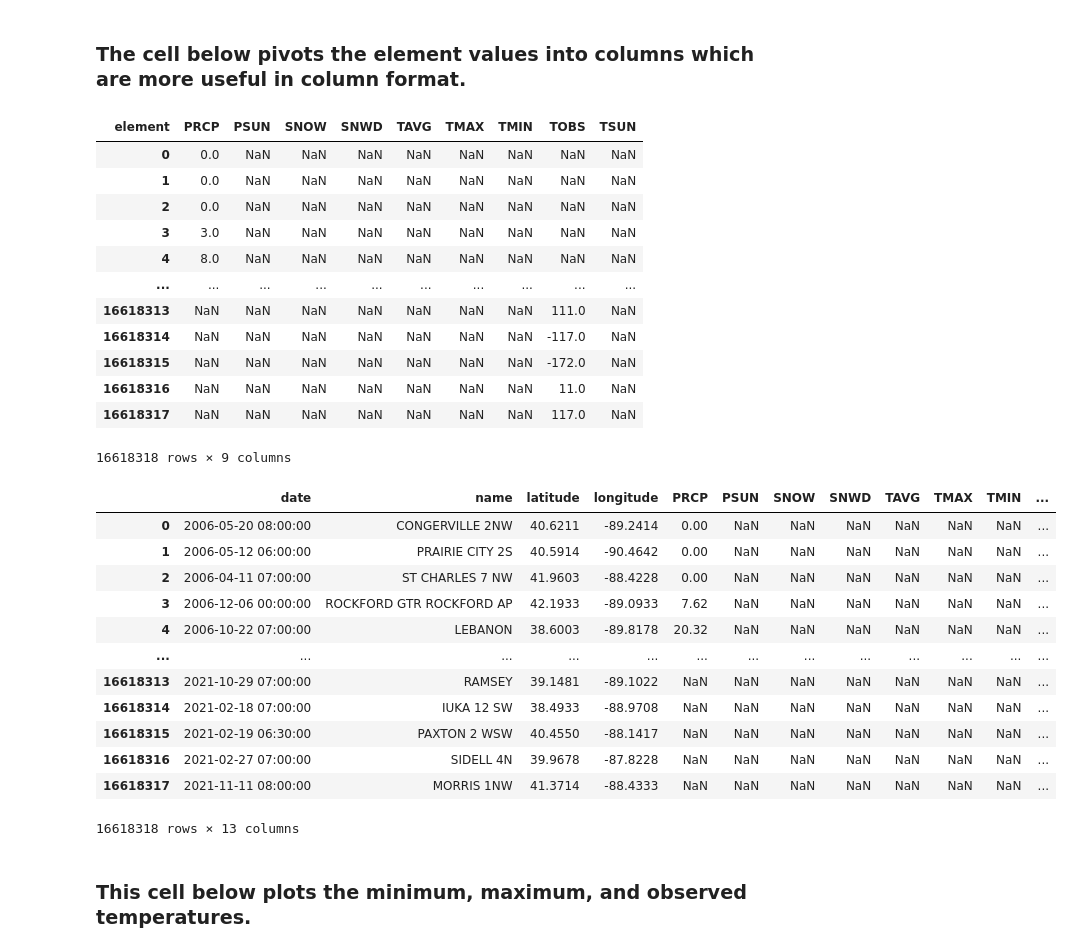
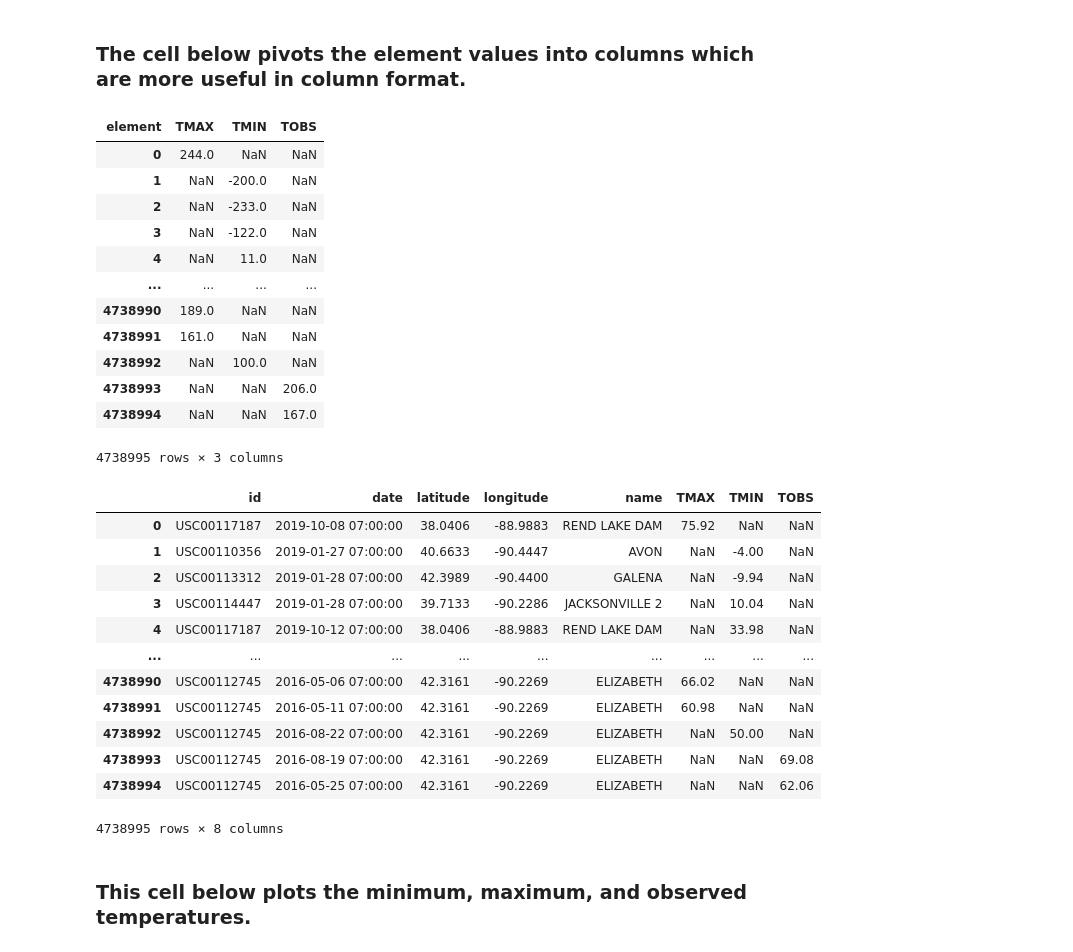
Before and after one commit to hfactor13/IllinoisWeather, a Jupyter notebook: weather_analysis.ipynb, the cells around one changed output. Saved outputs shown, nothing was run; the diff lists cells and outputs as text; code cells hidden in the pictures.

```diff
--- a/weather_analysis.ipynb
+++ b/weather_analysis.ipynb
@@ -50,2 +59,4 @@ array([1, 2, 3, 4])
+# %%
+raw_weather_data["time"].fillna("0000", inplace = True) # replace all nan values with "0000"
 # %% [markdown]
 ### The function below fixes the length of the time values which are in string form so that they have a fixed length of 4 characters.
@@ -62,10 +68,9 @@ def fix_char_length(val):
 # %%
-raw_weather["time"] = raw_weather["time"].apply(fix_char_length) # fixes the character lengths so that they are at least 4 characters long
-raw_weather["time"] = raw_weather["time"].apply(lambda x: f"{x[:-2]}:{x[-2:]}:00") # added columns and a seconds placeholder for parsing
-raw_weather["time"] = pd.to_timedelta(raw_weather["time"]) # converts string format to datetime format
+raw_weather_data["time"] = raw_weather_data["time"].apply(lambda x: f"{x[:-2]}:{x[-2:]}:00") # added a seconds placeholder for parsing
+raw_weather_data["time"] = pd.to_timedelta(raw_weather_data["time"]) # converts string format to datetime format
 # %%
-raw_weather["date"] = pd.to_datetime(raw_weather["date"]) # converts the string format to a datetime format
-raw_weather["date"] = raw_weather["date"] + raw_weather["time"] # combines date and time into the same column which can be accessed via object attributes
-raw_weather.drop(columns = ["time"], inplace = True) # drops the redundant time column
-raw_weather
+raw_weather_data["date"] = pd.to_datetime(raw_weather_data["date"]) # converts the string format to a datetime format
+raw_weather_data["date"] = raw_weather_data["date"] + raw_weather_data["time"] # combines date and time into the same column which can be accessed via object attributes
+raw_weather_data.drop(columns = ["time"], inplace = True) # drops the redundant time column
+raw_weather_data
 # %% [output]
@@ -85,47 +90,43 @@ raw_weather
 # %% [markdown]
 ### The cell below pivots the element values into columns which are more useful in column format.
 # %%
-raw_weather_pivot = raw_weather.pivot(columns = "element", values = "value") # converts the categorical data in the elements column to their own respective columns
+raw_weather_pivot = raw_weather_data.pivot(columns = "element", values = "value")
 raw_weather_pivot
 # %% [output]
-| element | PRCP | PSUN | SNOW | SNWD | TAVG | TMAX | TMIN | TOBS | TSUN |
-| 0 | 0.0 | NaN | NaN | NaN | NaN | NaN | NaN | NaN | NaN |
-| 1 | 0.0 | NaN | NaN | NaN | NaN | NaN | NaN | NaN | NaN |
-| 2 | 0.0 | NaN | NaN | NaN | NaN | NaN | NaN | NaN | NaN |
-| 3 | 3.0 | NaN | NaN | NaN | NaN | NaN | NaN | NaN | NaN |
-| 4 | 8.0 | NaN | NaN | NaN | NaN | NaN | NaN | NaN | NaN |
-| ... | ... | ... | ... | ... | ... | ... | ... | ... | ... |
-| 16618313 | NaN | NaN | NaN | NaN | NaN | NaN | NaN | 111.0 | NaN |
-| 16618314 | NaN | NaN | NaN | NaN | NaN | NaN | NaN | -117.0 | NaN |
-| 16618315 | NaN | NaN | NaN | NaN | NaN | NaN | NaN | -172.0 | NaN |
-| 16618316 | NaN | NaN | NaN | NaN | NaN | NaN | NaN | 11.0 | NaN |
-| 16618317 | NaN | NaN | NaN | NaN | NaN | NaN | NaN | 117.0 | NaN |
+| element | TMAX | TMIN | TOBS |
+| 0 | 244.0 | NaN | NaN |
+| 1 | NaN | -200.0 | NaN |
+| 2 | NaN | -233.0 | NaN |
+| 3 | NaN | -122.0 | NaN |
+| 4 | NaN | 11.0 | NaN |
+| ... | ... | ... | ... |
+| 4738990 | 189.0 | NaN | NaN |
+| 4738991 | 161.0 | NaN | NaN |
+| 4738992 | NaN | 100.0 | NaN |
+| 4738993 | NaN | NaN | 206.0 |
+| 4738994 | NaN | NaN | 167.0 |
-16618318 rows × 9 columns
+4738995 rows × 3 columns
 # %%
-transformed_data = pd.concat([raw_weather, raw_weather_pivot], axis = 1) # combine the newly generated columns with the existing dataframe
+transformed_data = pd.concat([raw_weather_data, raw_weather_pivot], axis = 1) # combine the newly generated columns with the existing dataframe
 transformed_data.drop(columns = ["element", "value"], inplace = True) # drop the element and value columns
 transformed_data["TMIN"] = 9/5 * (transformed_data["TMIN"] / 10) + 32 # converting from tenths of a degree Celsius to Fahrenheit
 transformed_data["TMAX"] = 9/5 * (transformed_data["TMAX"] / 10) + 32
-transformed_data["TAVG"] = 9/5 * (transformed_data["TAVG"] / 10) + 32
 transformed_data["TOBS"] = 9/5 * (transformed_data["TOBS"] / 10) + 32
-transformed_data["PRCP"] = transformed_data["PRCP"] / 10 * 25.4 # converting tenths of a millimeter to inches
-transformed_data["SNOW"] = transformed_data["SNOW"] * 25.4 # converting millimeters to inches
-transformed_data["SNWD"] = transformed_data["SNWD"] * 25.4
 transformed_data
 # %% [output]
-|  | date | name | latitude | longitude | PRCP | PSUN | SNOW | SNWD | TAVG | TMAX | TMIN | ... |
-| 0 | 2006-05-20 08:00:00 | CONGERVILLE 2NW | 40.6211 | -89.2414 | 0.00 | NaN | NaN | NaN | NaN | NaN | NaN | ... |
-| 1 | 2006-05-12 06:00:00 | PRAIRIE CITY 2S | 40.5914 | -90.4642 | 0.00 | NaN | NaN | NaN | NaN | NaN | NaN | ... |
-| 2 | 2006-04-11 07:00:00 | ST CHARLES 7 NW | 41.9603 | -88.4228 | 0.00 | NaN | NaN | NaN | NaN | NaN | NaN | ... |
-| 3 | 2006-12-06 00:00:00 | ROCKFORD GTR ROCKFORD AP | 42.1933 | -89.0933 | 7.62 | NaN | NaN | NaN | NaN | NaN | NaN | ... |
-| 4 | 2006-10-22 07:00:00 | LEBANON | 38.6003 | -89.8178 | 20.32 | NaN | NaN | NaN | NaN | NaN | NaN | ... |
-| ... | ... | ... | ... | ... | ... | ... | ... | ... | ... | ... | ... | ... |
-| 16618313 | 2021-10-29 07:00:00 | RAMSEY | 39.1481 | -89.1022 | NaN | NaN | NaN | NaN | NaN | NaN | NaN | ... |
-| 16618314 | 2021-02-18 07:00:00 | IUKA 12 SW | 38.4933 | -88.9708 | NaN | NaN | NaN | NaN | NaN | NaN | NaN | ... |
-| 16618315 | 2021-02-19 06:30:00 | PAXTON 2 WSW | 40.4550 | -88.1417 | NaN | NaN | NaN | NaN | NaN | NaN | NaN | ... |
-| 16618316 | 2021-02-27 07:00:00 | SIDELL 4N | 39.9678 | -87.8228 | NaN | NaN | NaN | NaN | NaN | NaN | NaN | ... |
-| 16618317 | 2021-11-11 08:00:00 | MORRIS 1NW | 41.3714 | -88.4333 | NaN | NaN | NaN | NaN | NaN | NaN | NaN | ... |
+|  | id | date | latitude | longitude | name | TMAX | TMIN | TOBS |
+| 0 | USC00117187 | 2019-10-08 07:00:00 | 38.0406 | -88.9883 | REND LAKE DAM | 75.92 | NaN | NaN |
+| 1 | USC00110356 | 2019-01-27 07:00:00 | 40.6633 | -90.4447 | AVON | NaN | -4.00 | NaN |
+| 2 | USC00113312 | 2019-01-28 07:00:00 | 42.3989 | -90.4400 | GALENA | NaN | -9.94 | NaN |
+| 3 | USC00114447 | 2019-01-28 07:00:00 | 39.7133 | -90.2286 | JACKSONVILLE 2 | NaN | 10.04 | NaN |
+| 4 | USC00117187 | 2019-10-12 07:00:00 | 38.0406 | -88.9883 | REND LAKE DAM | NaN | 33.98 | NaN |
+| ... | ... | ... | ... | ... | ... | ... | ... | ... |
+| 4738990 | USC00112745 | 2016-05-06 07:00:00 | 42.3161 | -90.2269 | ELIZABETH | 66.02 | NaN | NaN |
+| 4738991 | USC00112745 | 2016-05-11 07:00:00 | 42.3161 | -90.2269 | ELIZABETH | 60.98 | NaN | NaN |
+| 4738992 | USC00112745 | 2016-08-22 07:00:00 | 42.3161 | -90.2269 | ELIZABETH | NaN | 50.00 | NaN |
+| 4738993 | USC00112745 | 2016-08-19 07:00:00 | 42.3161 | -90.2269 | ELIZABETH | NaN | NaN | 69.08 |
+| 4738994 | USC00112745 | 2016-05-25 07:00:00 | 42.3161 | -90.2269 | ELIZABETH | NaN | NaN | 62.06 |
-16618318 rows × 13 columns
+4738995 rows × 8 columns
 # %% [markdown]
 ### This cell below plots the minimum, maximum, and observed temperatures.
 # %%
```
Also changed, not shown: parts of 18 cells of this notebook, 1 other file.
